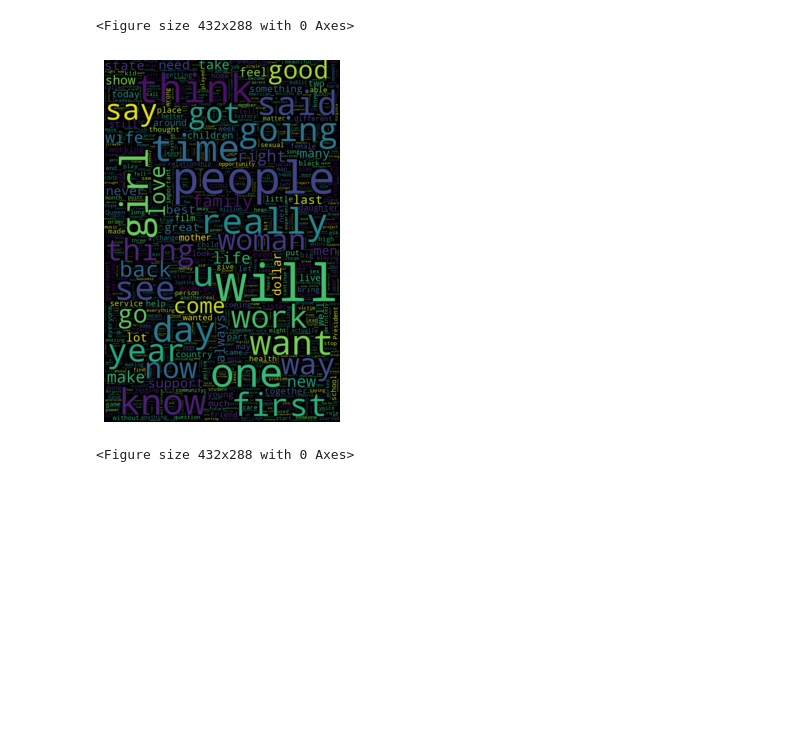
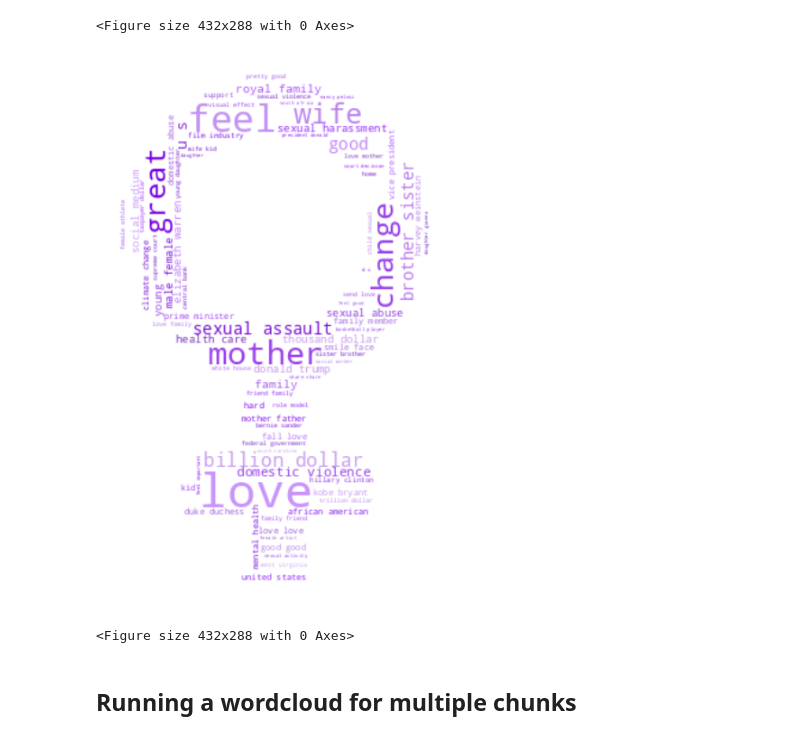
Before and after one commit to epfl-ada/ada-2021-project-adacadabras, a Jupyter notebook: Step 3.ipynb, the cells around one changed output. Cells and saved outputs as stored; diff of their text form; code cells hidden in the pictures; blank space fills up the shorter version.

```diff
--- a/Step 3.ipynb
+++ b/Step 3.ipynb
@@ -104,31 +115,28 @@ plt.figure()
-# %%
-# Word Cloud without stopwords
-figure(figsize=(8, 6), dpi=80)
-# get data directory (using getcwd() is needed to support running example in generated IPython notebook)
-d = path.dirname(__file__) if "__file__" in locals() else os.getcwd()
-
-# read the mask image
-# taken from
-# http://www.stencilry.org/stencils/movies/alice%20in%20wonderland/255fk.jpg
-women_mask = np.array(Image.open(path.join(d, "women_symbol.png")))
-
-stopwords = set(STOPWORDS)
-stopwords.add("women")
-
-wc = WordCloud(background_color="black", max_words=2000, mask=women_mask,
-               stopwords=stopwords, contour_width=1, contour_color='white')
-
-# generate word cloud
-wc.generate(text)
-
-# store to file
-wc.to_file(path.join(d, "women_symbol.png"))
-
-# show
-plt.imshow(wc, interpolation='bilinear')
-plt.axis("off")
-plt.figure()
-# %% [output]
-<Figure size 432x288 with 0 Axes>
-[figure, removed]
-<Figure size 432x288 with 0 Axes>
+# %%
+# Function to change colour of word cloud
+def violet_color_func(word, font_size, position, orientation, random_state=None,
+                    **kwargs):
+    return ("hsl(271, %d%%" % random.randint(60, 100)) + (", %d%%)" % random.randint(40, 80))
+
+figure(figsize=(12, 10), dpi=80)
+d = PATH_DATA
+# Read the mask image
+women_mask = np.array(Image.open(r"/Users/amaellebidet/Desktop/ADA/Projet/ada-2021-project-adacadabras/data/women_symbol_mask.png"))
+
+# Generate Wordcloud
+wc = WordCloud(color_func=violet_color_func, background_color="white", max_words=2000, mask=women_mask,
+               stopwords=stopwords, max_font_size=40, random_state=1, height=100,width=100,collocation_threshold=5).generate(text_wordcloud)
+
+# store to file
+wc.to_file(path.join(d, "women_symbol.png"))
+
+# show
+plt.imshow(wc, interpolation='bilinear')
+plt.axis("off")
+plt.figure()
+# %% [output]
+<Figure size 432x288 with 0 Axes>
+[figure, added]
+<Figure size 432x288 with 0 Axes>
+# %% [markdown]
+## Running a wordcloud for multiple chunks
```
Also changed, not shown: parts of 23 cells of this notebook, 3 other files.
